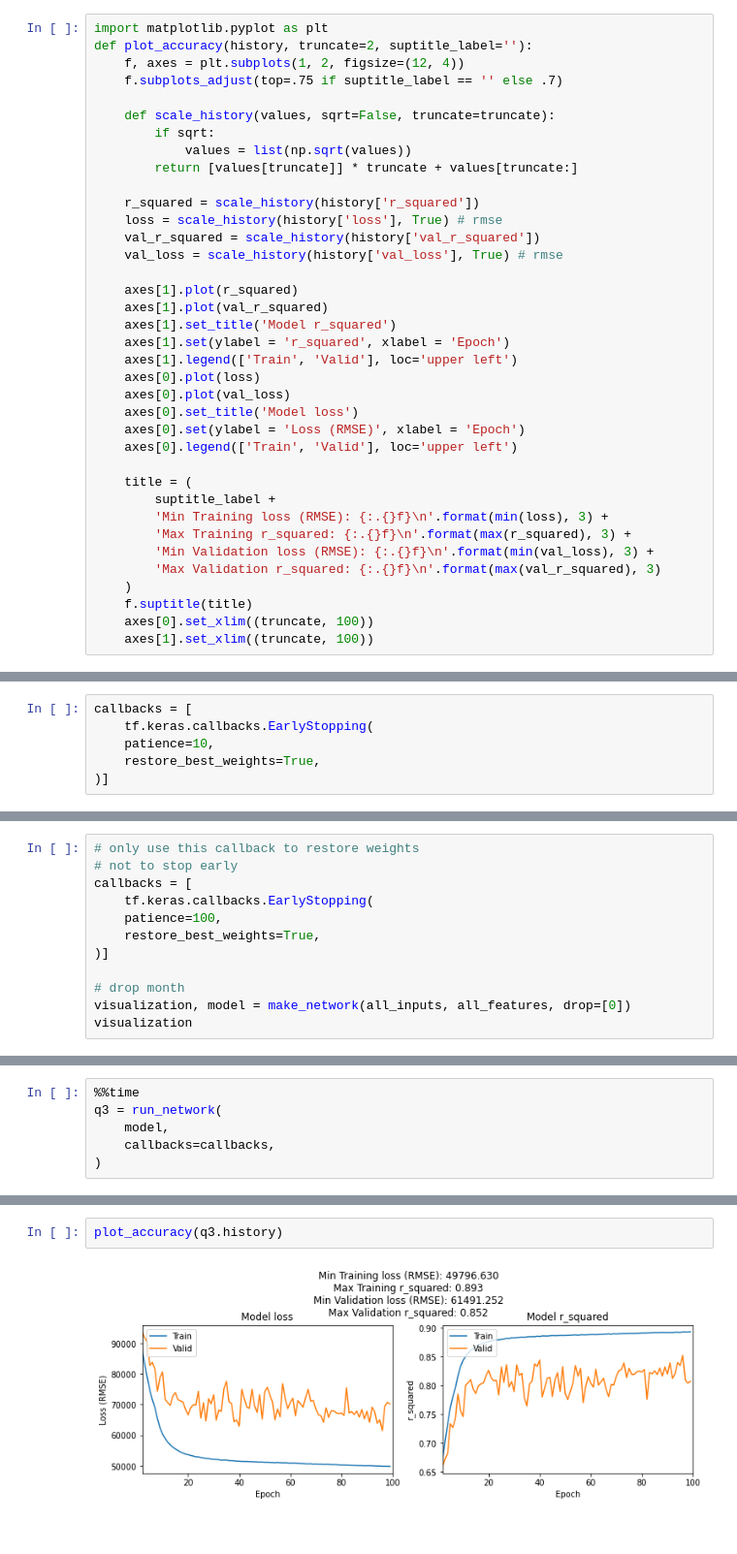
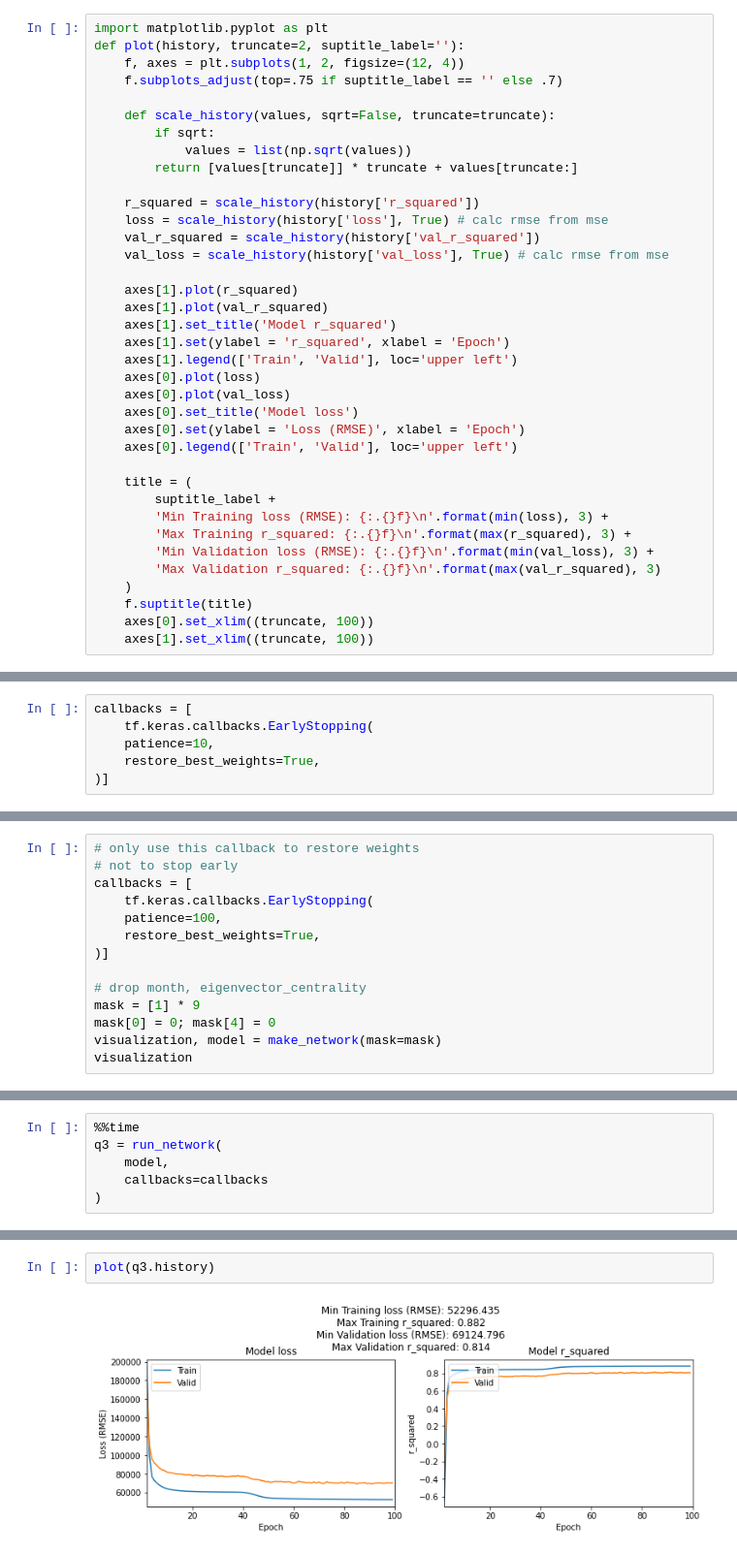
Before and after one commit to NicholasGoh/nndl, a Jupyter notebook: start_1b.ipynb, the cells around one changed output, grey strips where cells are left out. Shown at 97% size. Cells and saved outputs as stored; diff of their text form.

```diff
--- a/start_1b.ipynb
+++ b/start_1b.ipynb
@@ -254,6 +258,6 @@ Wall time: 5min 6s
 # %%
 import matplotlib.pyplot as plt
-def plot_accuracy(history, truncate=2, suptitle_label=''):
+def plot(history, truncate=2, suptitle_label=''):
     f, axes = plt.subplots(1, 2, figsize=(12, 4))
     f.subplots_adjust(top=.75 if suptitle_label == '' else .7)
 
@@ -263,9 +267,9 @@ def plot_accuracy(history, truncate=2, suptitle_label=''):
         return [values[truncate]] * truncate + values[truncate:]
 
     r_squared = scale_history(history['r_squared'])
-    loss = scale_history(history['loss'], True) # rmse
+    loss = scale_history(history['loss'], True) # calc rmse from mse
     val_r_squared = scale_history(history['val_r_squared'])
-    val_loss = scale_history(history['val_loss'], True) # rmse
+    val_loss = scale_history(history['val_loss'], True) # calc rmse from mse
 
     axes[1].plot(r_squared)
     axes[1].plot(val_r_squared)
@@ -625,7 +635,9 @@ callbacks = [
     restore_best_weights=True,
 )]
 
-# drop month
-visualization, model = make_network(all_inputs, all_features, drop=[0])
+# drop month, eigenvector_centrality
+mask = [1] * 9
+mask[0] = 0; mask[4] = 0
+visualization, model = make_network(mask=mask)
 visualization
 # %% [output]
@@ -643,6 +655,6 @@ current 8 inputs:
 %%time
 q3 = run_network(
     model,
-    callbacks=callbacks,
+    callbacks=callbacks
 )
 # %% [output]
@@ -669,5 +680,5 @@ Wall time: 4min 55s
 # %%
-plot_accuracy(q3.history)
+plot(q3.history)
 # %% [output]
-[figure, old version]
+[figure, new version]
 # %%
```
Also changed, not shown: parts of 32 cells of this notebook, 1 other file.
